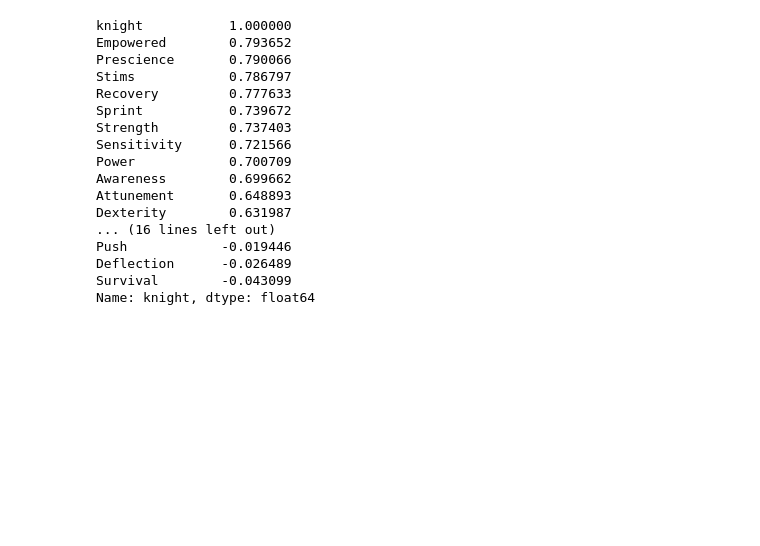
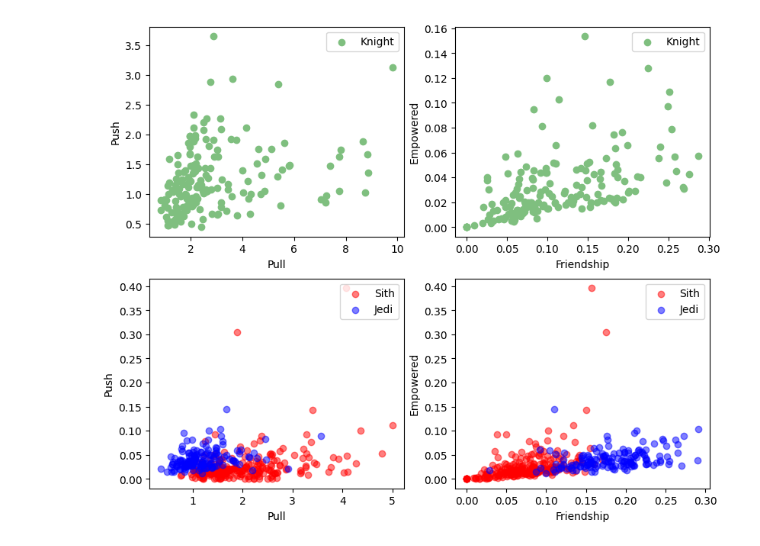
Before and after one commit to LeVraiDwi/-PiscineDataScience, a Jupyter notebook: day03/ex02/points.ipynb, the cells around one changed output. Drawn from its saved outputs; the diff is of its cells as text; code cells hidden in the pictures; blank space fills up the shorter version.

```diff
--- a/day03/ex02/points.ipynb
+++ b/day03/ex02/points.ipynb
@@ -8,34 +8,52 @@ import matplotlib.ticker as ticker
 from sklearn.cluster import KMeans
 from datetime import datetime
 from pytz import timezone
+# %%
+dataTest = pd.read_csv("/app/knight/Test_knight.csv")
 # %%
 dataTrain = pd.read_csv("/app/knight/Train_knight.csv")
+# %%
+PullTest = [dataTest['Pull'][i] for i in range(len(dataTest['Pull']))]
+PushTest = [dataTest['Push'][i] for i in range(len(dataTest['Push']))]
+# %%
+FriendshipTest = [dataTest['Friendship'][i] for i in range(len(dataTest['Friendship']))]
+EmpoweredTest = [dataTest['Empowered'][i] for i in range(len(dataTest['Empowered']))]
 # %%
-knight = dataTrain.groupby('knight').apply(lambda x : x)
+GroupTrain = dataTrain.groupby('knight').apply(lambda x : x)
-# %%
-cor = knight.replace({'knight': 'Jedi'}, 1)
-cor = cor.replace({'knight': 'Sith'}, 0)
-
-cor = cor.corr()
-
-cor = cor.sort_values(by='knight',ascending=False)
-
-print(cor['knight'])
-# %% [output]
-knight           1.000000
-Empowered        0.793652
-Prescience       0.790066
-Stims            0.786797
-Recovery         0.777633
-Sprint           0.739672
-Strength         0.737403
-Sensitivity      0.721566
-Power            0.700709
-Awareness        0.699662
-Attunement       0.648893
-Dexterity        0.631987
-... (16 lines left out)
-Push            -0.019446
-Deflection      -0.026489
-Survival        -0.043099
-Name: knight, dtype: float64
+# %%
+fig = plt.figure(figsize=(25,25))
+
+plot = plt.subplot2grid((6, 5), (0, 0), fig=fig)
+
+plot.scatter(PullTest, PushTest, label='Knight', color='#7fbf7f')
+plot.set_xlabel('Pull')
+plot.set_ylabel('Push')
+plot.legend()
+
+plot = plt.subplot2grid((6, 5), (0, 1), fig=fig)
+
+plot.scatter(EmpoweredTest, FriendshipTest, label='Knight', color='#7fbf7f')
+plot.set_xlabel('Friendship')
+plot.set_ylabel('Empowered')
+plot.legend()
+
+plot = plt.subplot2grid((6, 5), (1, 1), fig=fig)
+
+plot.scatter(GroupTrain['Empowered']['Sith'], GroupTrain['Friendship']['Sith'], label='Sith', color='red', alpha=0.5)
+plot.scatter(GroupTrain['Empowered']['Jedi'], GroupTrain['Friendship']['Jedi'], label='Jedi', color='blue', alpha=0.5)
+plot.set_xlabel('Friendship')
+plot.set_ylabel('Empowered')
+plot.legend()
+
+plot = plt.subplot2grid((6, 5), (1, 0), fig=fig)
+
+plot.scatter(GroupTrain['Pull']['Sith'], GroupTrain['Friendship']['Sith'], label='Sith', color='red', alpha=0.5)
+plot.scatter(GroupTrain['Push']['Jedi'], GroupTrain['Friendship']['Jedi'], label='Jedi', color='blue', alpha=0.5)
+plot.set_xlabel('Pull')
+plot.set_ylabel('Push')
+plot.legend()
+
+plt.legend(loc="upper right")
+plt.show()
+# %% [output]
+[figure, added]
```
Also changed, not shown: 7 other files.
